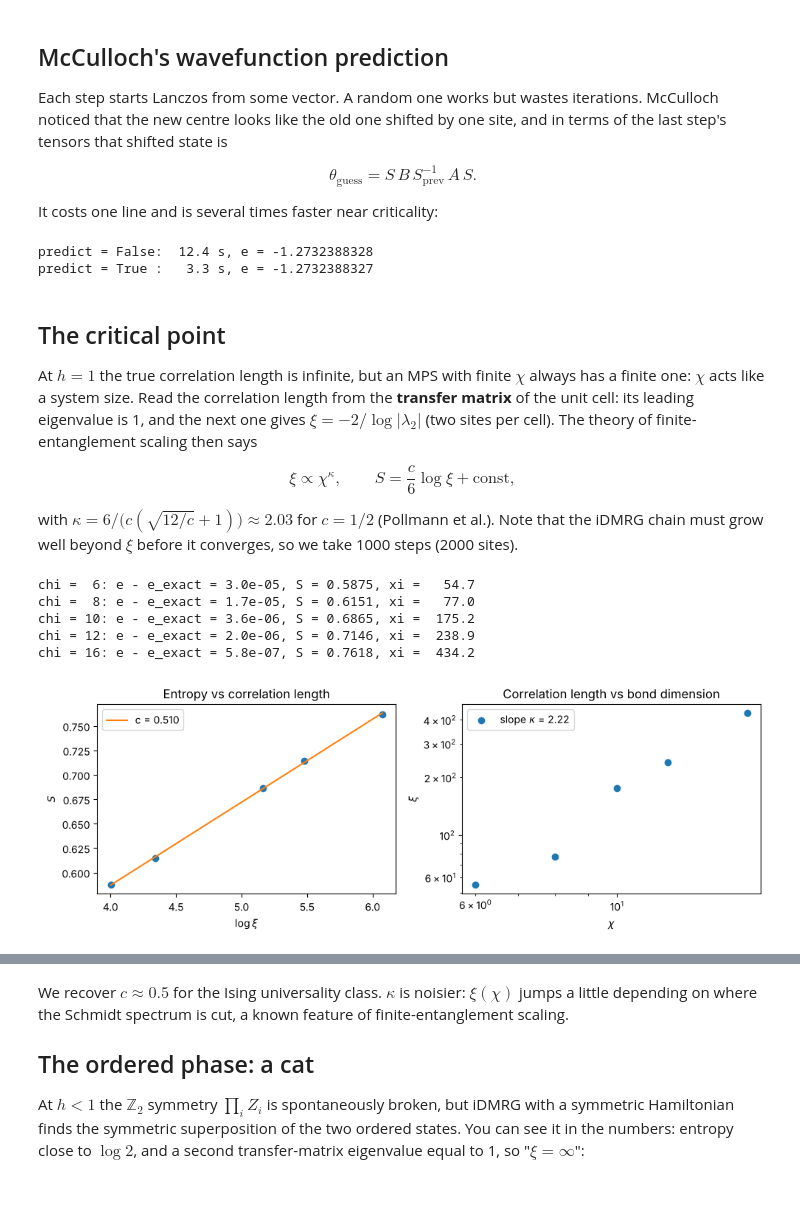
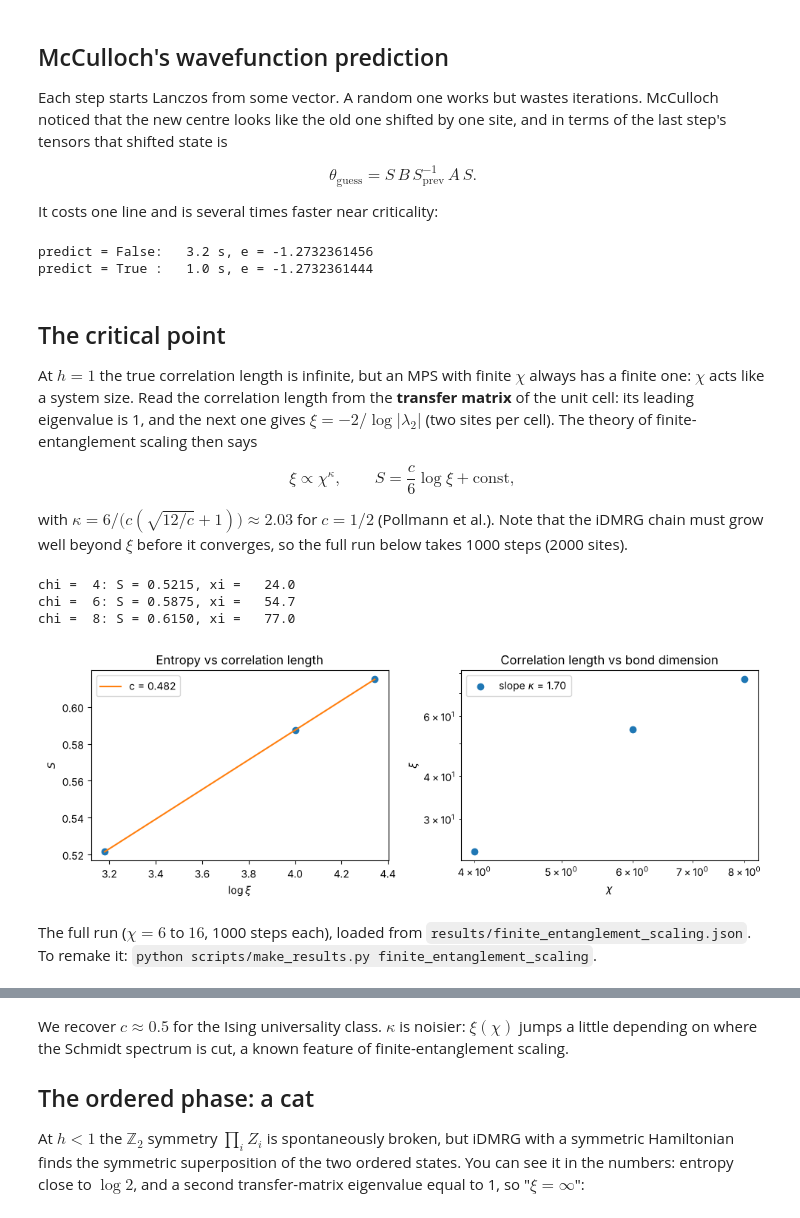
Before and after one commit to liukeLyu/dmrg-from-scratch, a Jupyter notebook: examples/04_idmrg.ipynb, the cells around one changed output, grey strips where cells are left out. Saved outputs shown, nothing was run; the diff lists cells and outputs as text; code cells hidden in the pictures.

```diff
--- a/examples/04_idmrg.ipynb
+++ b/examples/04_idmrg.ipynb
@@ -70,14 +71,14 @@ Each step starts Lanczos from some vector. A random one works but wastes iterati
 $$\theta_\text{guess} = S\,B\,S_\text{prev}^{-1}\,A\,S.$$
 
 It costs one line and is several times faster near criticality:
-# %%
-for predict in [False, True]:
-    t = time.perf_counter()
-    r = dmrg.idmrg(dmrg.tfim_bulk_tensor(1.0), chi_max=16, n_steps=300, predict=predict)
-    print(f"predict = {predict!s:5}: {time.perf_counter() - t:5.1f} s, e = {r['energy']:.10f}")
-# %% [output]
-predict = False:  12.4 s, e = -1.2732388328
-predict = True :   3.3 s, e = -1.2732388327
+# %%
+for predict in [False, True]:
+    t = time.perf_counter()
+    r = dmrg.idmrg(dmrg.tfim_bulk_tensor(1.0), chi_max=16, n_steps=100, predict=predict)
+    print(f"predict = {predict!s:5}: {time.perf_counter() - t:5.1f} s, e = {r['energy']:.10f}")
+# %% [output]
+predict = False:   3.2 s, e = -1.2732361456
+predict = True :   1.0 s, e = -1.2732361444
 # %% [markdown]
 ## The critical point
 
@@ -85,32 +86,35 @@ At $h = 1$ the true correlation length is infinite, but an MPS with finite $\chi
 
 $$\xi \propto \chi^{\kappa}, \qquad S = \frac{c}{6}\log\xi + \text{const},$$
 
-with $\kappa = 6/\big(c(\sqrt{12/c}+1)\big) \approx 2.03$ for $c = 1/2$ (Pollmann et al.). Note that the iDMRG chain must grow well beyond $\xi$ before it converges, so we take 1000 steps (2000 sites).
+with $\kappa = 6/\big(c(\sqrt{12/c}+1)\big) \approx 2.03$ for $c = 1/2$ (Pollmann et al.). Note that the iDMRG chain must grow well beyond $\xi$ before it converges, so the full run below takes 1000 steps (2000 sites).
-# %%
-chis = [6, 8, 10, 12, 16]
-S, xi, de = [], [], []
-for chi in chis:
-    r = dmrg.idmrg(dmrg.tfim_bulk_tensor(1.0), chi_max=chi, n_steps=1000)
-    S.append(r["entropies"][-1])
-    xi.append(dmrg.correlation_length(r))
-    de.append(r["energy"] - dmrg.tfim_infinite_energy_density(1.0))
-    print(f"chi = {chi:2d}: e - e_exact = {de[-1]:.1e}, S = {S[-1]:.4f}, xi = {xi[-1]:6.1f}")
-
-c = 6 * np.polyfit(np.log(xi), S, 1)[0]
-kappa = np.polyfit(np.log(chis), np.log(xi), 1)[0]
-fig, ax = plt.subplots(1, 2, figsize=(10, 3.6))
-ax[0].plot(np.log(xi), S, "o")
-ax[0].plot(np.log(xi), c / 6 * np.log(xi) + np.polyfit(np.log(xi), S, 1)[1], "-", label=f"c = {c:.3f}")
-ax[0].set(xlabel=r"$\log\xi$", ylabel="$S$", title="Entropy vs correlation length")
-ax[0].legend()
-ax[1].loglog(chis, xi, "o", label=f"slope $\\kappa$ = {kappa:.2f}")
-ax[1].set(xlabel=r"$\chi$", ylabel=r"$\xi$", title="Correlation length vs bond dimension")
-ax[1].legend()
-plt.tight_layout()
-# %% [output]
-chi =  6: e - e_exact = 3.0e-05, S = 0.5875, xi =   54.7
-chi =  8: e - e_exact = 1.7e-05, S = 0.6151, xi =   77.0
-chi = 10: e - e_exact = 3.6e-06, S = 0.6865, xi =  175.2
-chi = 12: e - e_exact = 2.0e-06, S = 0.7146, xi =  238.9
-chi = 16: e - e_exact = 5.8e-07, S = 0.7618, xi =  434.2
-[figure, removed]
+# %%
+def plot_scaling(chis, S, xi):
+    c = 6 * np.polyfit(np.log(xi), S, 1)[0]
+    kappa = np.polyfit(np.log(chis), np.log(xi), 1)[0]
+    fig, ax = plt.subplots(1, 2, figsize=(10, 3.6))
+    ax[0].plot(np.log(xi), S, "o")
+    ax[0].plot(np.log(xi), c / 6 * np.log(xi) + np.polyfit(np.log(xi), S, 1)[1], "-", label=f"c = {c:.3f}")
+    ax[0].set(xlabel=r"$\log\xi$", ylabel="$S$", title="Entropy vs correlation length")
+    ax[0].legend()
+    ax[1].loglog(chis, xi, "o", label=f"slope $\\kappa$ = {kappa:.2f}")
+    ax[1].set(xlabel=r"$\chi$", ylabel=r"$\xi$", title="Correlation length vs bond dimension")
+    ax[1].legend()
+    plt.tight_layout()
+    plt.show()
+
+
+chis = [4, 6, 8]  # quick live run: small chi, so xi is short and 300 steps suffice
+S, xi = [], []
+for chi in chis:
+    r = dmrg.idmrg(dmrg.tfim_bulk_tensor(1.0), chi_max=chi, n_steps=300)
+    S.append(r["entropies"][-1])
+    xi.append(dmrg.correlation_length(r))
+    print(f"chi = {chi:2d}: S = {S[-1]:.4f}, xi = {xi[-1]:6.1f}")
+plot_scaling(chis, S, xi)
+# %% [output]
+chi =  4: S = 0.5215, xi =   24.0
+chi =  6: S = 0.5875, xi =   54.7
+chi =  8: S = 0.6150, xi =   77.0
+[figure, added]
+# %% [markdown]
+The full run ($\chi = 6$ to $16$, 1000 steps each), loaded from `results/finite_entanglement_scaling.json`. To remake it: `python scripts/make_results.py finite_entanglement_scaling`.
```
Also changed, not shown: parts of 2 cells of this notebook, 2 other files.
